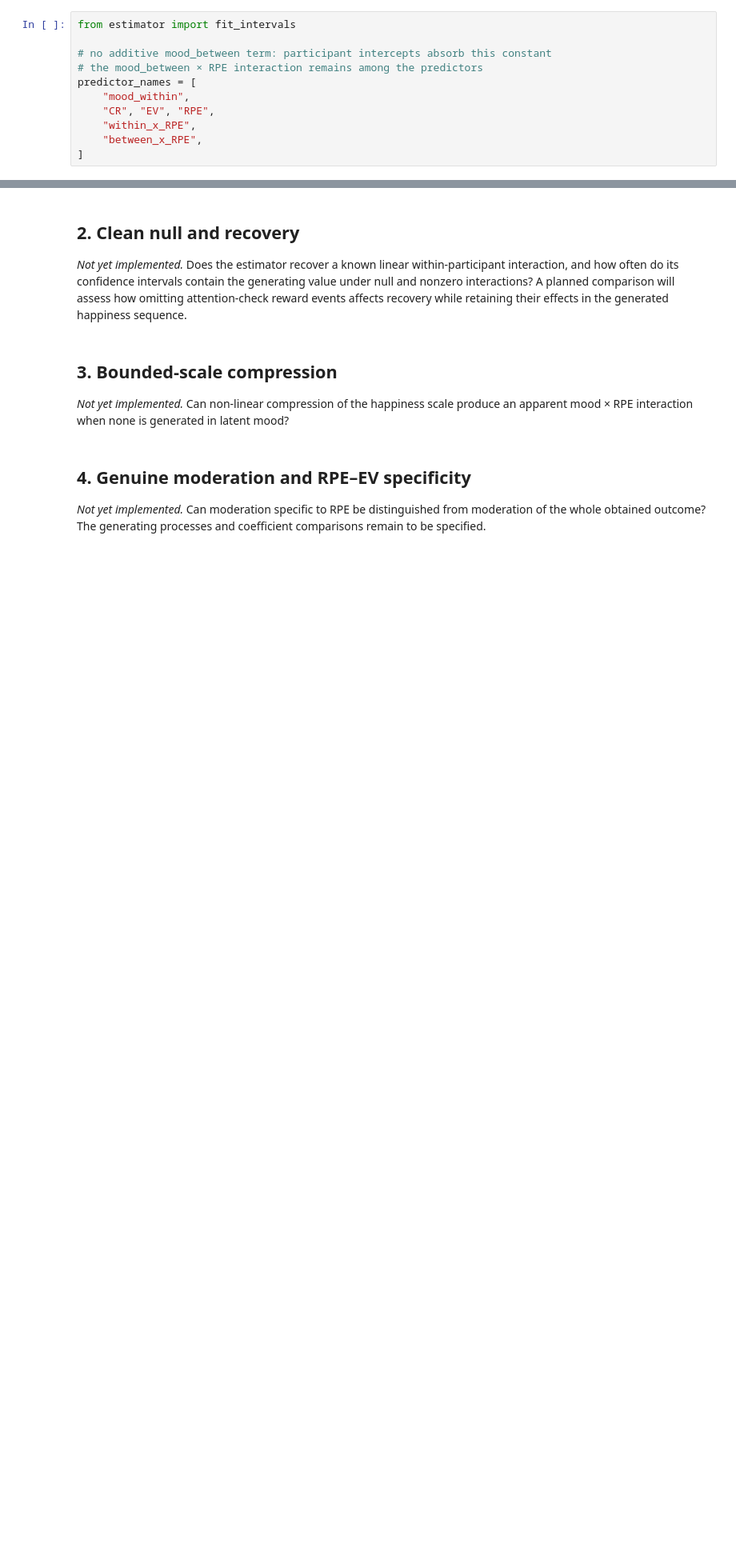
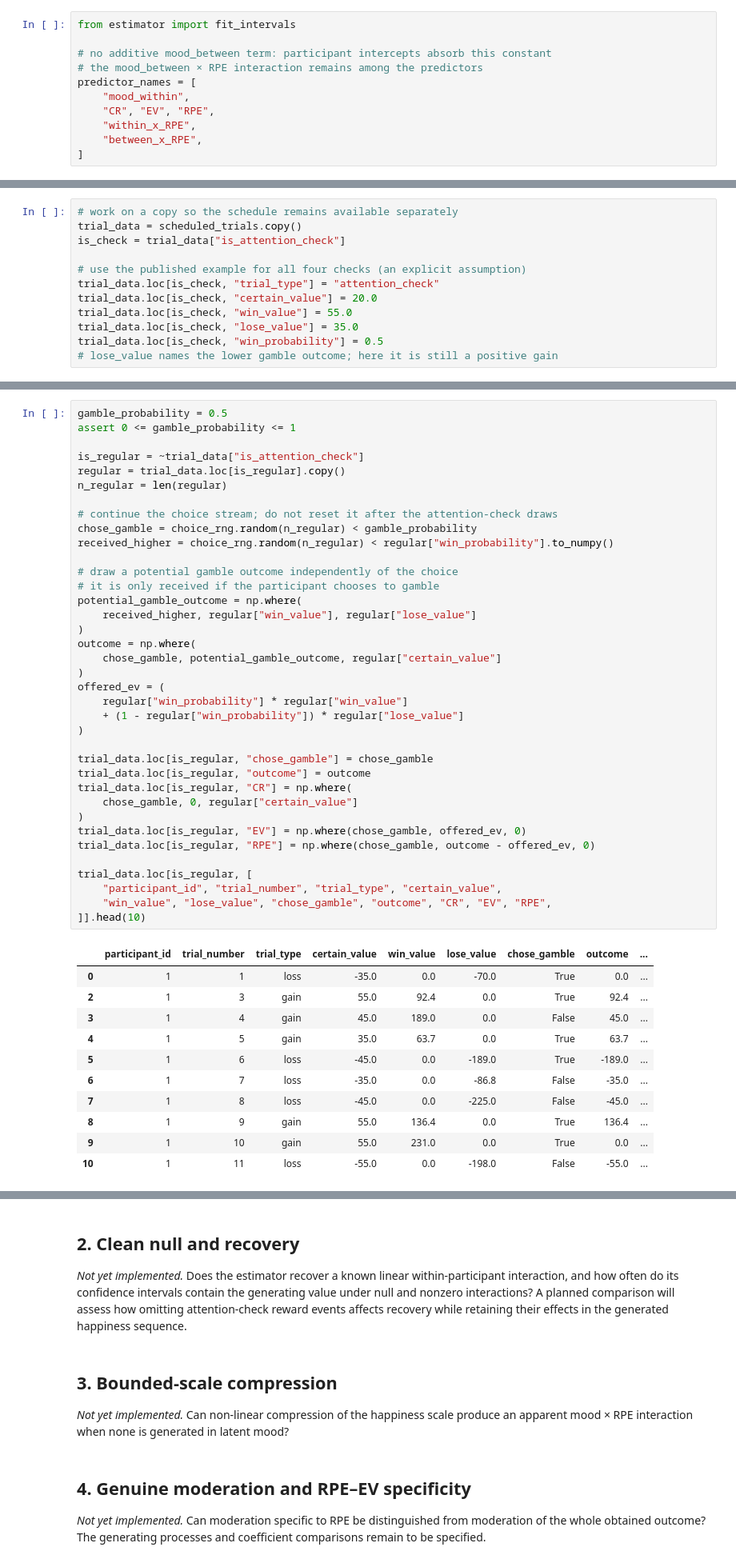
Before and after one commit to gustavbeen/mood-rpe-feasibility, a Jupyter notebook: notebooks/07_wang_model_validity.ipynb, the cells around one changed output, grey strips where cells are left out. Shown at 80% size. Saved outputs shown, nothing was run; the diff lists cells and outputs as text; blank space fills up the shorter version.

Commit message:
§1 Wang-based task generator incl. attention checks

```diff
--- a/notebooks/07_wang_model_validity.ipynb
+++ b/notebooks/07_wang_model_validity.ipynb
@@ -58,0 +336,12 @@ predictor_names = [
+# %%
+# work on a copy so the schedule remains available separately
+trial_data = scheduled_trials.copy()
+is_check = trial_data["is_attention_check"]
+
+# use the published example for all four checks (an explicit assumption)
+trial_data.loc[is_check, "trial_type"] = "attention_check"
+trial_data.loc[is_check, "certain_value"] = 20.0
+trial_data.loc[is_check, "win_value"] = 55.0
+trial_data.loc[is_check, "lose_value"] = 35.0
+trial_data.loc[is_check, "win_probability"] = 0.5
+# lose_value names the lower gamble outcome; here it is still a positive gain
@@ -58,0 +400,49 @@ predictor_names = [
+# %%
+gamble_probability = 0.5
+assert 0 <= gamble_probability <= 1
+
+is_regular = ~trial_data["is_attention_check"]
+regular = trial_data.loc[is_regular].copy()
+n_regular = len(regular)
+
+# continue the choice stream; do not reset it after the attention-check draws
+chose_gamble = choice_rng.random(n_regular) < gamble_probability
+received_higher = choice_rng.random(n_regular) < regular["win_probability"].to_numpy()
+
+# draw a potential gamble outcome independently of the choice
+# it is only received if the participant chooses to gamble
+potential_gamble_outcome = np.where(
+    received_higher, regular["win_value"], regular["lose_value"]
+)
+outcome = np.where(
+    chose_gamble, potential_gamble_outcome, regular["certain_value"]
+)
+offered_ev = (
+    regular["win_probability"] * regular["win_value"]
+    + (1 - regular["win_probability"]) * regular["lose_value"]
+)
+
+trial_data.loc[is_regular, "chose_gamble"] = chose_gamble
+trial_data.loc[is_regular, "outcome"] = outcome
+trial_data.loc[is_regular, "CR"] = np.where(
+    chose_gamble, 0, regular["certain_value"]
+)
+trial_data.loc[is_regular, "EV"] = np.where(chose_gamble, offered_ev, 0)
+trial_data.loc[is_regular, "RPE"] = np.where(chose_gamble, outcome - offered_ev, 0)
+
+trial_data.loc[is_regular, [
+    "participant_id", "trial_number", "trial_type", "certain_value",
+    "win_value", "lose_value", "chose_gamble", "outcome", "CR", "EV", "RPE",
+]].head(10)
+# %% [output]
+|  | participant_id | trial_number | trial_type | certain_value | win_value | lose_value | chose_gamble | outcome | ... |
+| 0 | 1 | 1 | loss | -35.0 | 0.0 | -70.0 | True | 0.0 | ... |
+| 2 | 1 | 3 | gain | 55.0 | 92.4 | 0.0 | True | 92.4 | ... |
+| 3 | 1 | 4 | gain | 45.0 | 189.0 | 0.0 | False | 45.0 | ... |
+| 4 | 1 | 5 | gain | 35.0 | 63.7 | 0.0 | True | 63.7 | ... |
+| 5 | 1 | 6 | loss | -45.0 | 0.0 | -189.0 | True | -189.0 | ... |
+| 6 | 1 | 7 | loss | -35.0 | 0.0 | -86.8 | False | -35.0 | ... |
+| 7 | 1 | 8 | loss | -45.0 | 0.0 | -225.0 | False | -45.0 | ... |
+| 8 | 1 | 9 | gain | 55.0 | 136.4 | 0.0 | True | 136.4 | ... |
+| 9 | 1 | 10 | gain | 55.0 | 231.0 | 0.0 | True | 0.0 | ... |
+| 10 | 1 | 11 | loss | -55.0 | 0.0 | -198.0 | False | -55.0 | ... |
```
Also changed, not shown: parts of 22 cells of this notebook.
